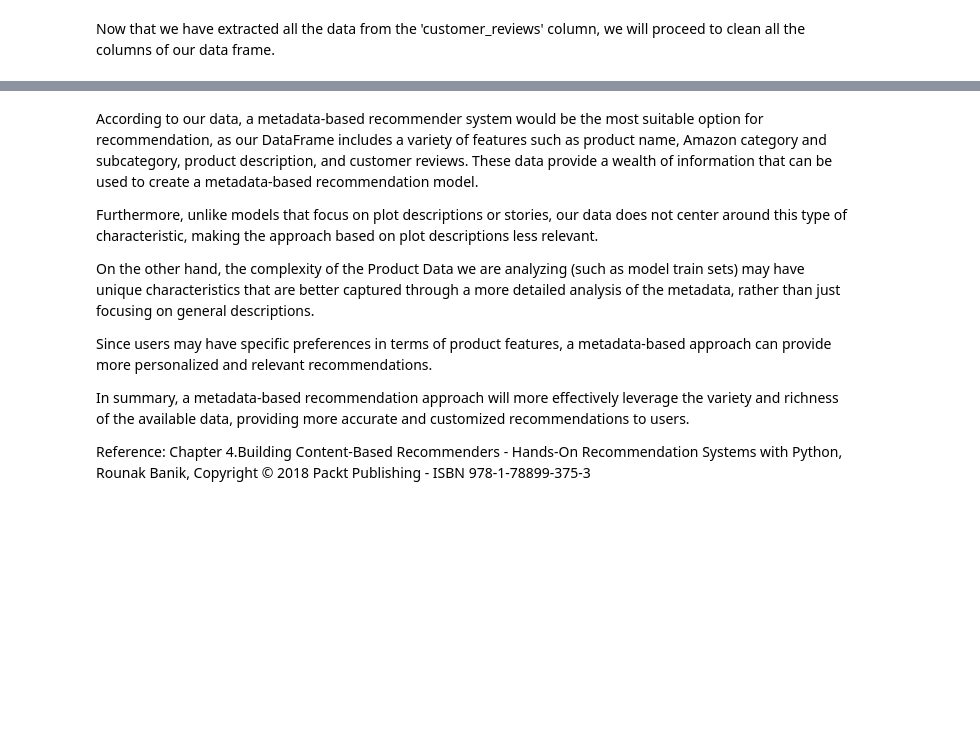
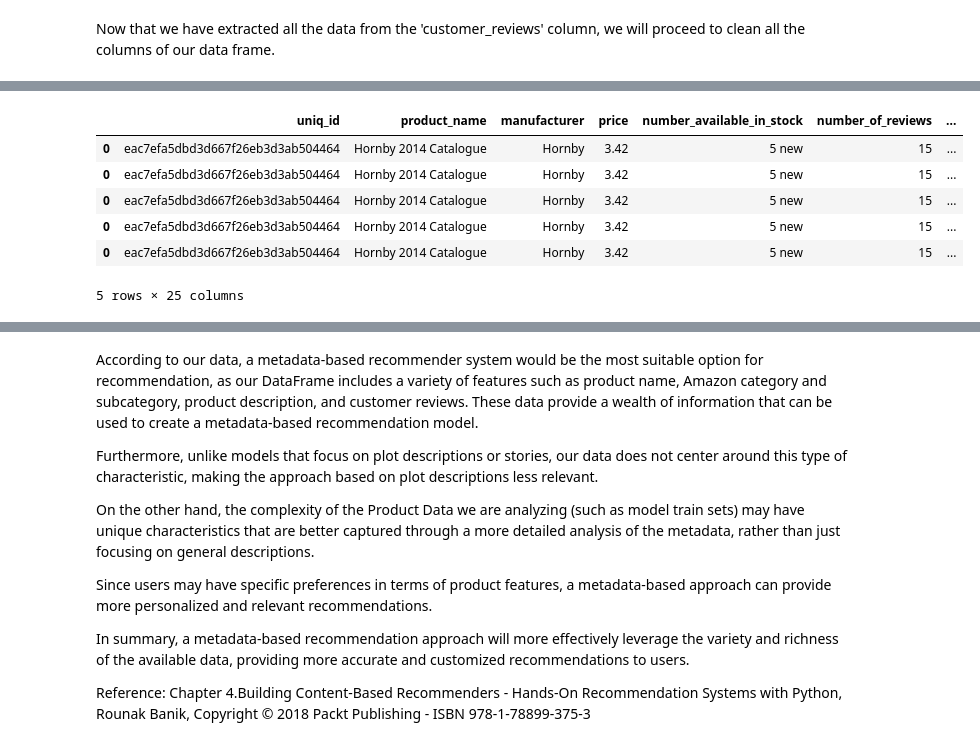
Before and after one commit to FJGM2023015/Recommendation-System-Market-Basket-Analysis-, a Jupyter notebook: recomm_system_market_basket_analysis.ipynb, the cells around one changed output, grey strips where cells are left out. Saved outputs shown, nothing was run; the diff lists cells and outputs as text; code cells hidden in the pictures; blank space fills up the shorter version.

```diff
--- a/recomm_system_market_basket_analysis.ipynb
+++ b/recomm_system_market_basket_analysis.ipynb
@@ -287,0 +279,5 @@ NameError: name 'gfdgdfgdfgdfg' is not defined
+# %%
+# Extract rating
+df_amazon_expanded['average_review_rating'] = df_amazon_expanded['average_review_rating'].str.extract(r'(\d+\.\d+)').astype(float)
+
+print(df_amazon_expanded['average_review_rating'].head())
@@ -287,0 +302,37 @@ NameError: name 'gfdgdfgdfgdfg' is not defined
+# %%
+# Extract product names
+def extract_product_names(url_list):
+    if not isinstance(url_list, str):
+        return []
+
+    # Dividir la cadena en URLs individuales
+    urls = url_list.split('|')
+
+    product_names = []
+    for url in urls:
+        match = re.search(r'www\.amazon\.co\.uk/([^/]+)', url)
+        if match:
+            product_names.append(match.group(1).replace('-', ' '))
+
+    return product_names
+
+# Apply 'customers_who_bought_this_item_also_bought'
+df_amazon_expanded['extracted_product_names1'] = df_amazon_expanded['customers_who_bought_this_item_also_bought'].apply(extract_product_names)
+
+# Apply 'items_customers_buy_after_viewing_this_item'
+df_amazon_expanded['extracted_product_names2'] = df_amazon_expanded['items_customers_buy_after_viewing_this_item'].apply(extract_product_names)
+
+print(df_amazon_expanded[['customers_who_bought_this_item_also_bought', 'extracted_product_names1',
+                  'items_customers_buy_after_viewing_this_item', 'extracted_product_names2' ]].head())
+
+# Drop 'customers_who_bought_this_item_also_bought'
+df_amazon_expanded.drop('customers_who_bought_this_item_also_bought', axis=1, inplace=True)
+
+# Drop 'items_customers_buy_after_viewing_this_item'
+df_amazon_expanded.drop('items_customers_buy_after_viewing_this_item', axis=1, inplace=True)
+
+# Change name 'extracted_product_names1' to 'customers_who_bought_this_item_also_bought'
+df_amazon_expanded.rename(columns={'extracted_product_names1': 'customers_who_bought_this_item_also_bought'}, inplace=True)
+
+# Change name 'extracted_product_names2' to 'items_customers_buy_after_viewing_this_item'
+df_amazon_expanded.rename(columns={'extracted_product_names2': 'items_customers_buy_after_viewing_this_item'}, inplace=True)
@@ -287,0 +357,10 @@ NameError: name 'gfdgdfgdfgdfg' is not defined
+# %%
+df_amazon_expanded.head()
+# %% [output]
+|  | uniq_id | product_name | manufacturer | price | number_available_in_stock | number_of_reviews | ... |
+| 0 | eac7efa5dbd3d667f26eb3d3ab504464 | Hornby 2014 Catalogue | Hornby | 3.42 | 5 new | 15 | ... |
+| 0 | eac7efa5dbd3d667f26eb3d3ab504464 | Hornby 2014 Catalogue | Hornby | 3.42 | 5 new | 15 | ... |
+| 0 | eac7efa5dbd3d667f26eb3d3ab504464 | Hornby 2014 Catalogue | Hornby | 3.42 | 5 new | 15 | ... |
+| 0 | eac7efa5dbd3d667f26eb3d3ab504464 | Hornby 2014 Catalogue | Hornby | 3.42 | 5 new | 15 | ... |
+| 0 | eac7efa5dbd3d667f26eb3d3ab504464 | Hornby 2014 Catalogue | Hornby | 3.42 | 5 new | 15 | ... |
+5 rows × 25 columns
```
Also changed, not shown: parts of 44 cells of this notebook.
